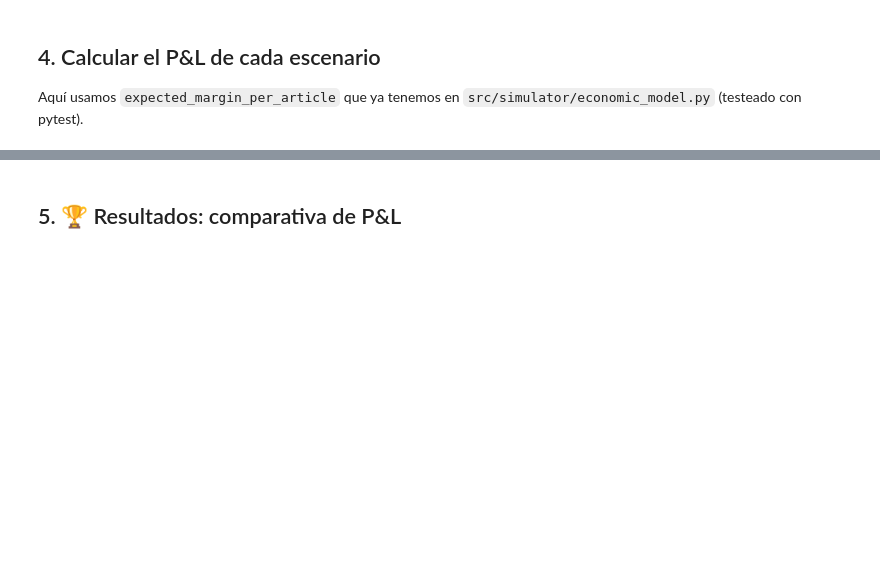
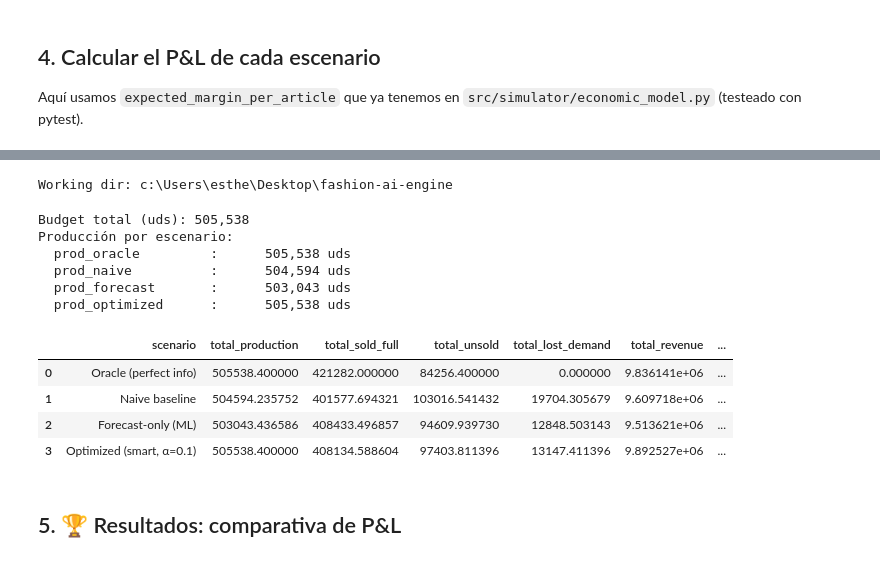
Before and after one commit to EstherBarrancoMotos/fashion-ai-engine, a Jupyter notebook: notebooks/04_simulator.ipynb, the cells around one changed output, grey strips where cells are left out. Drawn from its saved outputs; the diff is of its cells as text; code cells hidden in the pictures; blank space fills up the shorter version.

```diff
--- a/notebooks/04_simulator.ipynb
+++ b/notebooks/04_simulator.ipynb
@@ -219,2 +204,65 @@ Simulando: Optimized (forecast + return-aware)...
+# %%
+# Forzar working directory a la raíz del proyecto
+import os
+from pathlib import Path
+if Path.cwd().name == 'notebooks':
+    os.chdir('..')
+print(f"Working dir: {Path.cwd()}")
+# %% [output]
+Working dir: c:\Users\esthe\Desktop\fashion-ai-engine
+# %%
+# ============================================================
+# 4. P&L de cada escenario — 4 políticas
+# ============================================================
+
+# Aplicar políticas y guardar como columnas en df
+df['prod_oracle']    = df.apply(policy_oracle, axis=1)
+df['prod_naive']     = policy_naive_baseline(df)
+df['prod_forecast']  = df.apply(policy_forecast_only, axis=1)
+
+# Budget total = lo que produce el oracle (referencia)
+total_budget = df['prod_oracle'].sum()
+
+# α=0.1 es el óptimo según análisis de sensibilidad (sección 7)
+ALPHA_OPTIMAL = 0.1
+df['prod_optimized'] = policy_optimized_reassign(df, total_budget, alpha=ALPHA_OPTIMAL)
+
+print(f"Budget total (uds): {total_budget:,.0f}")
+print(f"Producción por escenario:")
+for col in ['prod_oracle', 'prod_naive', 'prod_forecast', 'prod_optimized']:
+    print(f"  {col:20s}: {df[col].sum():>12,.0f} uds")
+
+# Calcular P&L de los 4 escenarios
+# simulate_scenario devuelve (summary_dict, per_article_df) → tomamos [0]
+scenarios = [
+    ('prod_oracle',    'Oracle (perfect info)'),
+    ('prod_naive',     'Naive baseline'),
+    ('prod_forecast',  'Forecast-only (ML)'),
+    ('prod_optimized', f'Optimized (smart, α={ALPHA_OPTIMAL})'),
+]
+
+pnl_rows = []
+for col, name in scenarios:
+    summary, _ = simulate_scenario(df, col, name)
+    summary['scenario'] = name
+    pnl_rows.append(summary)
+
+pnl_summary = pd.DataFrame(pnl_rows)
+# Reordenar columnas: scenario primero
+cols = ['scenario'] + [c for c in pnl_summary.columns if c != 'scenario']
+pnl_summary = pnl_summary[cols]
+pnl_summary
+# %% [output]
+Budget total (uds): 505,538
+Producción por escenario:
+  prod_oracle         :      505,538 uds
+  prod_naive          :      504,594 uds
+  prod_forecast       :      503,043 uds
+  prod_optimized      :      505,538 uds
+|  | scenario | total_production | total_sold_full | total_unsold | total_lost_demand | total_revenue | ... |
+| 0 | Oracle (perfect info) | 505538.400000 | 421282.000000 | 84256.400000 | 0.000000 | 9.836141e+06 | ... |
+| 1 | Naive baseline | 504594.235752 | 401577.694321 | 103016.541432 | 19704.305679 | 9.609718e+06 | ... |
+| 2 | Forecast-only (ML) | 503043.436586 | 408433.496857 | 94609.939730 | 12848.503143 | 9.513621e+06 | ... |
+| 3 | Optimized (smart, α=0.1) | 505538.400000 | 408134.588604 | 97403.811396 | 13147.411396 | 9.892527e+06 | ... |
 # %% [markdown]
 ## 5. 🏆 Resultados: comparativa de P&L
```
Also changed, not shown: parts of 17 cells of this notebook, 4 other files.
